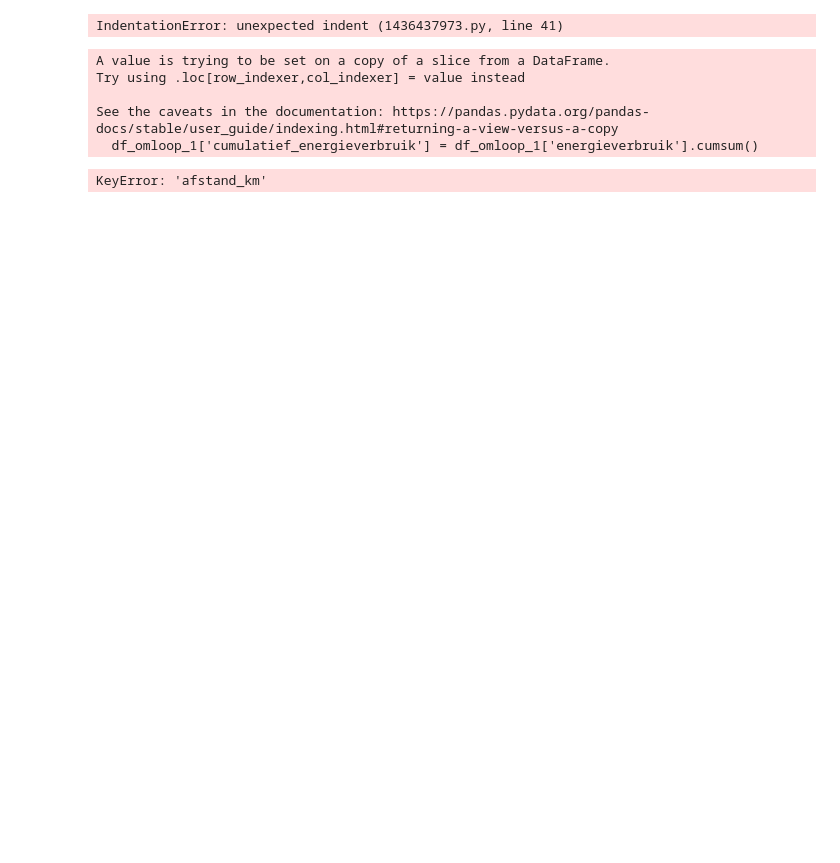
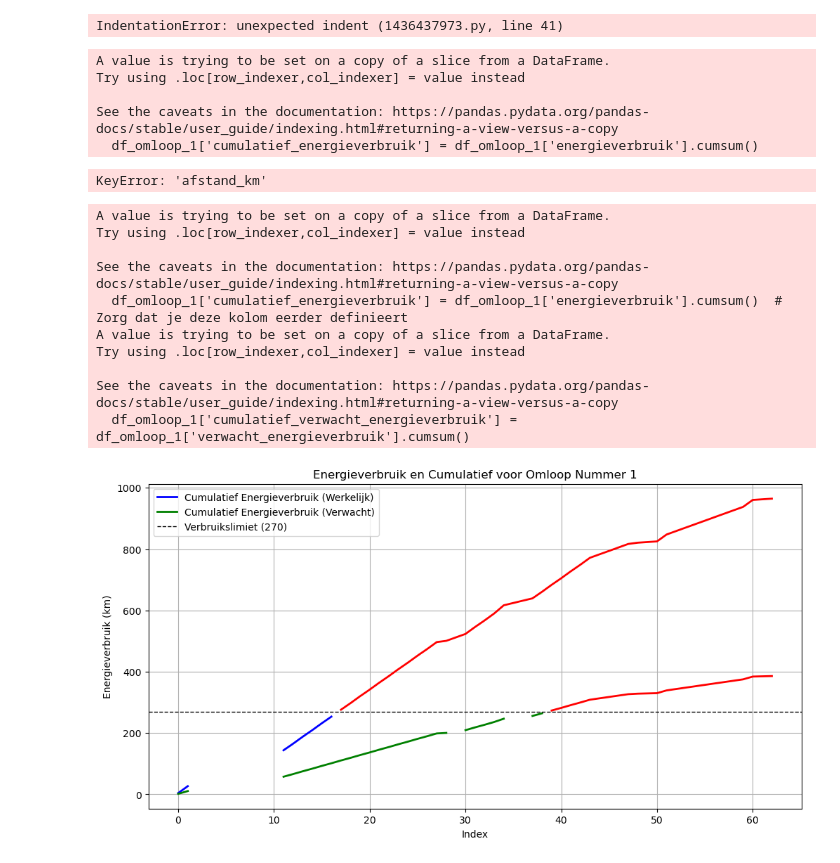
Before and after one commit to Youp44/Project5_Team1, a Jupyter notebook: Youp.ipynb, the cells around one changed output. Cells and saved outputs as stored; diff of their text form; code cells hidden in the pictures; blank space fills up the shorter version.

```diff
--- a/Youp.ipynb
+++ b/Youp.ipynb
@@ -219,3 +219,69 @@ Try using .loc[row_indexer,col_indexer] = value instead
 See the caveats in the documentation: https://pandas.pydata.org/pandas-docs/stable/user_guide/indexing.html#returning-a-view-versus-a-copy
   df_omloop_1['cumulatief_energieverbruik'] = df_omloop_1['energieverbruik'].cumsum()
 KeyError: 'afstand_km'
+# %%
+import matplotlib.pyplot as plt
+import numpy as np
+
+max_verbruik = 270
+
+# Controleer of df_planning en df_afstanden niet leeg zijn
+if df_planning.empty:
+    raise ValueError("df_planning is leeg!")
+if df_afstand.empty:
+    raise ValueError("df_afstanden is leeg!")
+
+# Voeg de afstanden toe aan de planning DataFrame
+df_planning['afstand_meters'] = df_planning.apply(lambda row: find_afstand(row, df_afstand), axis=1)
+df_planning['afstand_km'] = df_planning['afstand_meters'] / 1000
+
+# Stel energieverbruik_per_km in (vervang door de werkelijke waarde)
+energieverbruik_per_km = 1.0  # Pas deze waarde aan
+df_planning['verwacht_energieverbruik'] = df_planning['afstand_km'] * energieverbruik_per_km
+
+# Filteren op omloop nummer 1
+df_omloop_1 = df_planning[df_planning['omloop nummer'] == 1]
+
+# Cumulatieve som berekenen voor werkelijke en verwacht energieverbruik
+df_omloop_1['cumulatief_energieverbruik'] = df_omloop_1['energieverbruik'].cumsum()  # Zorg dat je deze kolom eerder definieert
+df_omloop_1['cumulatief_verwacht_energieverbruik'] = df_omloop_1['verwacht_energieverbruik'].cumsum()
+
+# Plotten van de resultaten
+plt.figure(figsize=(12, 6))
+
+# Functie om de lijn te tekenen, waarbij kleuren veranderen bij overschrijden van max_verbruik
+def plot_with_threshold(x, y, label, color_below, color_above):
+    over_threshold = y > max_verbruik
+    plt.plot(x[~over_threshold], y[~over_threshold], label=label, color=color_below, linewidth=2)
+    plt.plot(x[over_threshold], y[over_threshold], color=color_above, linewidth=2)
+
+# Cumulatieve werkelijke energieverbruik plotten met drempel
+plot_with_threshold(df_omloop_1.index, df_omloop_1['cumulatief_energieverbruik'],
+                    label='Cumulatief Energieverbruik (Werkelijk)', color_below='blue', color_above='red')
+
+# Cumulatieve verwachte energieverbruik plotten met drempel
+plot_with_threshold(df_omloop_1.index, df_omloop_1['cumulatief_verwacht_energieverbruik'],
+                    label='Cumulatief Energieverbruik (Verwacht)', color_below='green', color_above='red')
+
+# Toevoegen van een horizontale lijn op 270
+plt.axhline(y=max_verbruik, color='black', linestyle='--', linewidth=1, label=f'Verbruikslimiet ({max_verbruik})')
+
+# Titel en labels
+plt.title('Energieverbruik en Cumulatief voor Omloop Nummer 1')
+plt.xlabel('Index')
+plt.ylabel('Energieverbruik (km)')
+plt.grid(True)
+plt.legend()
+plt.show()
+# %% [output]
+A value is trying to be set on a copy of a slice from a DataFrame.
+Try using .loc[row_indexer,col_indexer] = value instead
+
+See the caveats in the documentation: https://pandas.pydata.org/pandas-docs/stable/user_guide/indexing.html#returning-a-view-versus-a-copy
+  df_omloop_1['cumulatief_energieverbruik'] = df_omloop_1['energieverbruik'].cumsum()  # Zorg dat je deze kolom eerder definieert
+A value is trying to be set on a copy of a slice from a DataFrame.
+Try using .loc[row_indexer,col_indexer] = value instead
+
+See the caveats in the documentation: https://pandas.pydata.org/pandas-docs/stable/user_guide/indexing.html#returning-a-view-versus-a-copy
+  df_omloop_1['cumulatief_verwacht_energieverbruik'] = df_omloop_1['verwacht_energieverbruik'].cumsum()
+[figure, added]
```
Also changed, not shown: parts of 2 cells of this notebook, 2 other files.
